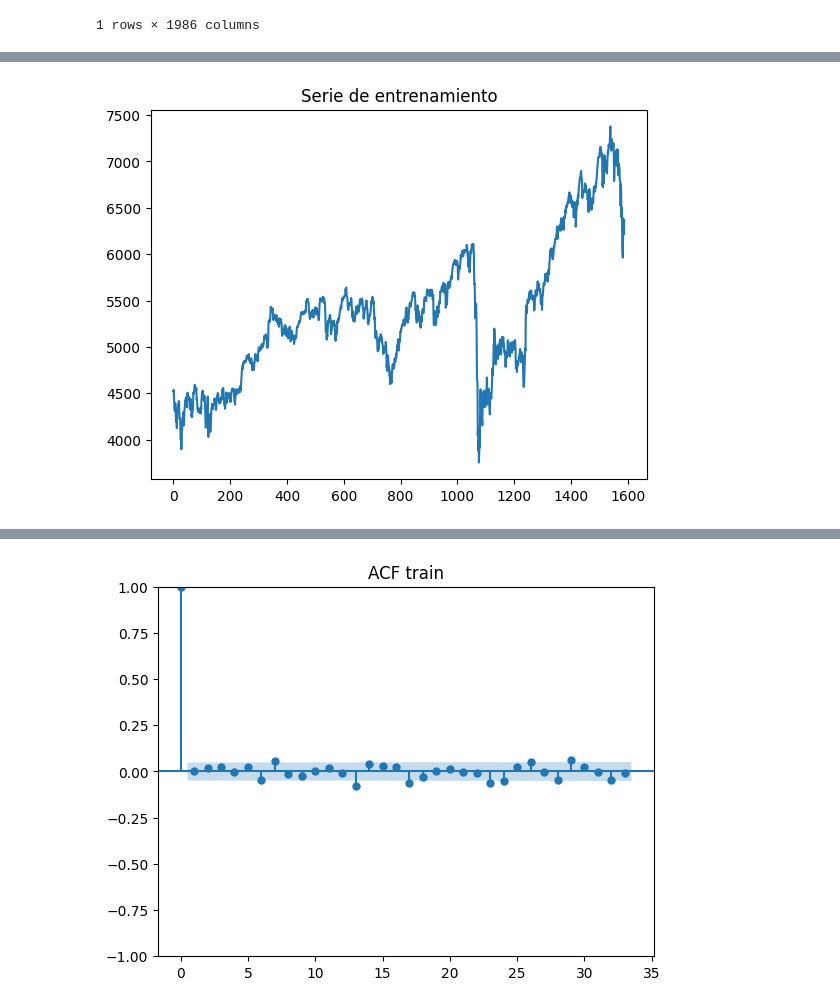
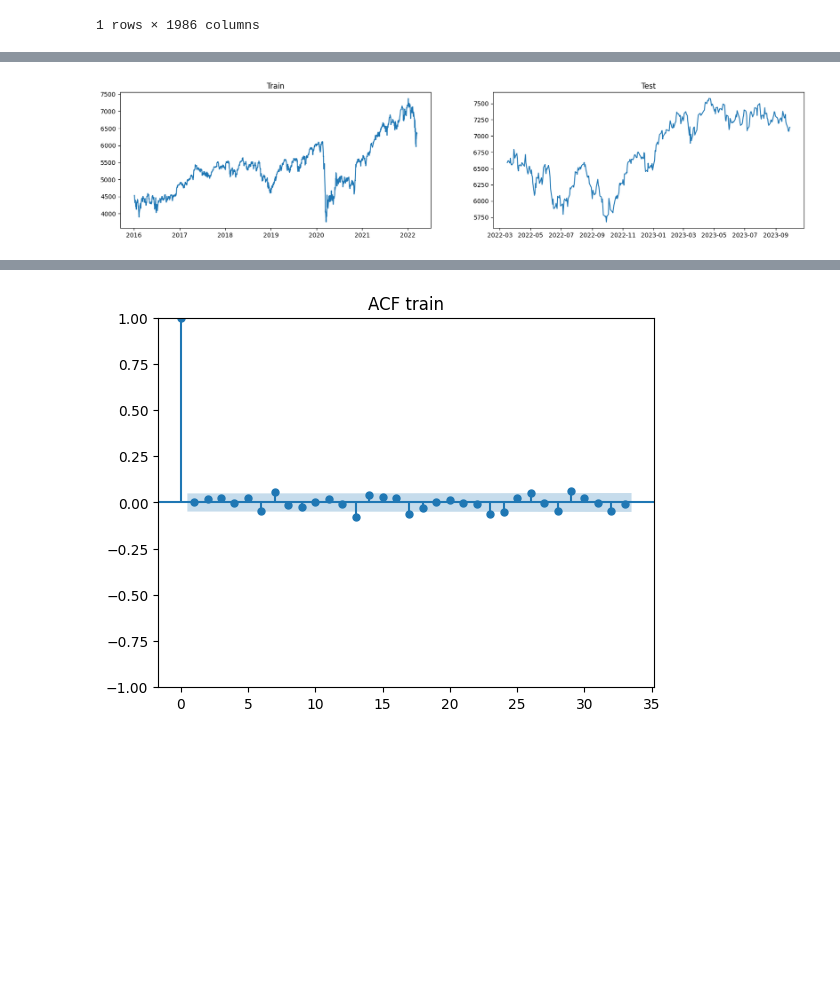
Before and after one commit to SoyAgustin/ARIMA-forecast, a Jupyter notebook: forecast.ipynb, the cells around one changed output, grey strips where cells are left out. Cells and saved outputs as stored; diff of their text form; code cells hidden in the pictures; blank space fills up the shorter version.

Commit message:
Importacion y graficos hasta primeras y segundas diferencias corregidas

```diff
--- a/forecast.ipynb
+++ b/forecast.ipynb
@@ -13,3 +17,10 @@ df
 |  | 2016-01-04 | 2016-01-05 | 2016-01-06 | 2016-01-07 | 2016-01-08 | 2016-01-11 | 2016-01-12 | 2016-01-13 | ... |
 | Close | 4522.450195 | 4537.629883 | 4480.470215 | 4403.580078 | 4333.759766 | 4312.740234 | 4378.75 | 4391.939941 | ... |
 1 rows × 1986 columns
+# %%
+#Primero transformamos el dataframe a un formato más cómodo en el que los índices de los valores son las fechas
+df = df.T
+#Posteriormente transformamos los índices a formato 'date-time' ya que originalmente son de tipo 'Object'
+df.index = pd.to_datetime(df.index)
+#vemos como quedó nuestro dataframe
+df.head(5)
@@ -22,12 +44,20 @@ plt.show()
 # %%
-df_train=df.iloc[0,:1589]
-df_test=df.iloc[0,1589:]
-df_train_log=np.log(df.iloc[0,:1589])
-df_test_log=np.log(df.iloc[0,1589:])
+# Dividimos la serie de tiempo en datos de entrenamiento (train) y de prueba (test)
+# También lo hacemos para la serie con logaritmo natural
+df_train=df.iloc[:1589] #primeros 1589 datos
+df_test=df.iloc[1589:] #del dato 1589 hasta el último
+df_train_log=np.log(df.iloc[:1589])
+df_test_log=np.log(df.iloc[1589:])
 # %%
-plt.plot(df_train.values)
-plt.title("Serie de entrenamiento")
+plt.figure(figsize=(20,4))
+plt.subplot(1,2,1)
+plt.plot(df_train)
+plt.title("Train")
+
+plt.subplot(1,2,2)
+plt.plot(df_test)
+plt.title("Test")
 plt.show()
 # %% [output]
-[figure, old version]
+[figure, new version]
 # %%
```
Also changed, not shown: parts of 13 cells of this notebook.
